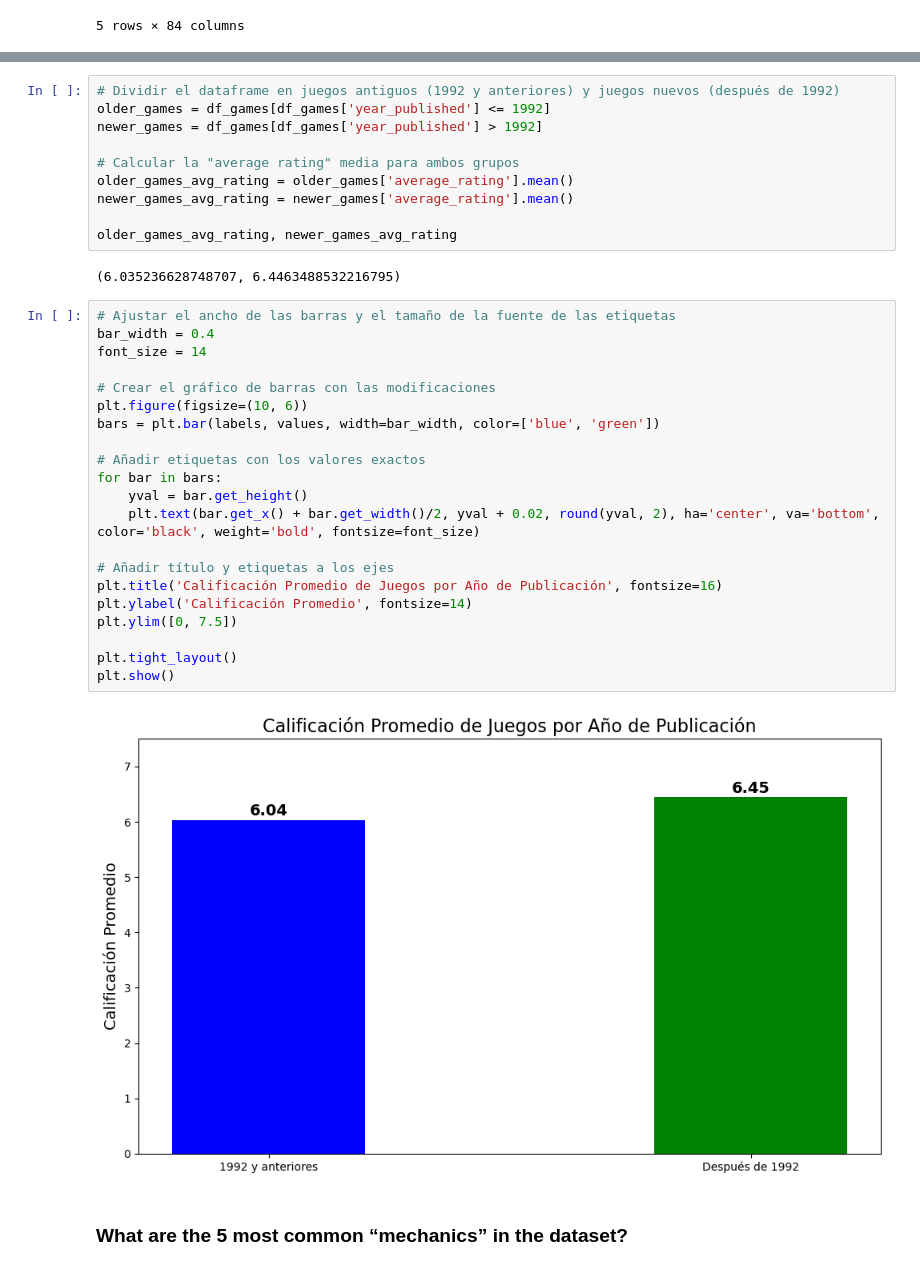
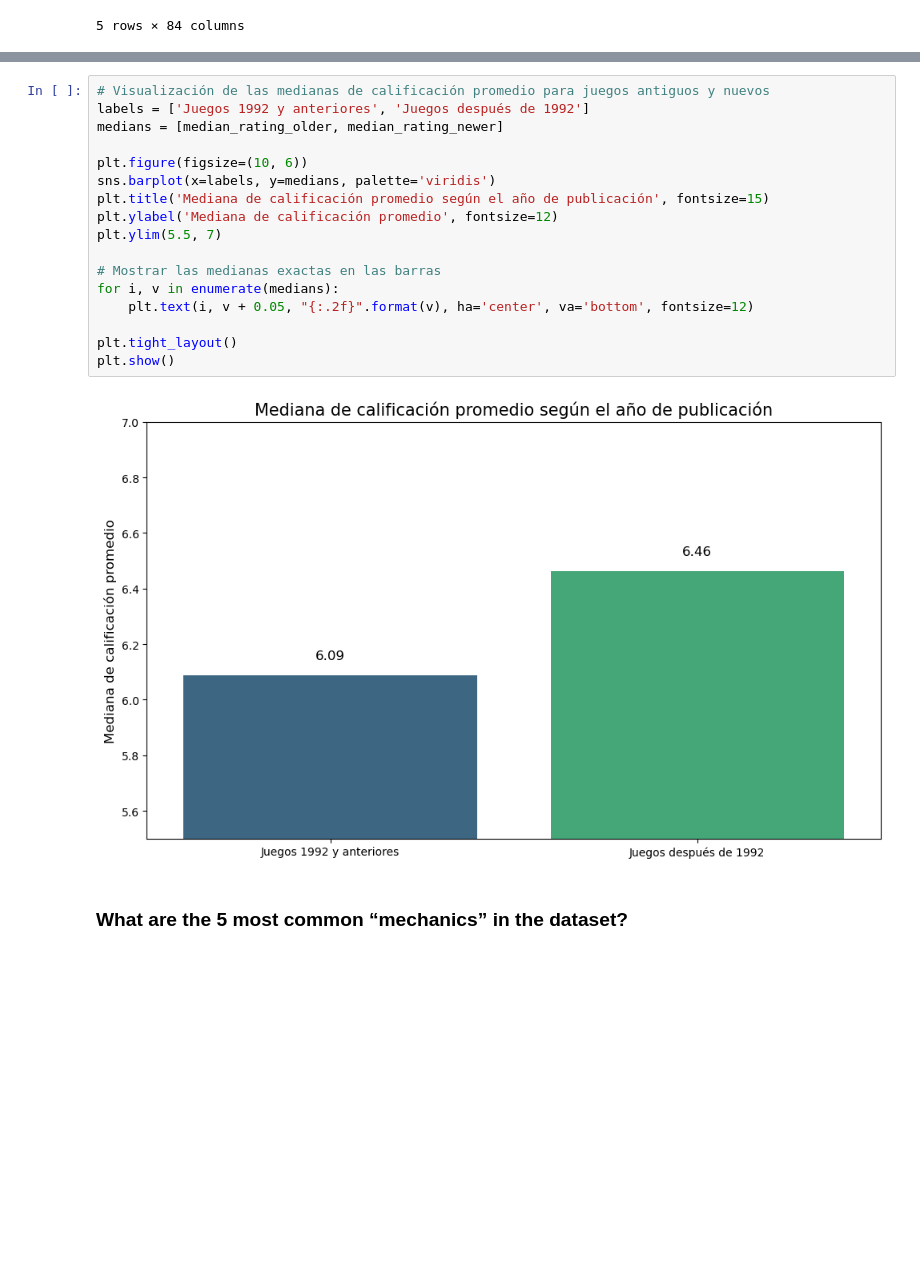
Before and after one commit to FJGM2023015/CA1_DVis_HDip_Lvl8-, a Jupyter notebook: Francisco_Gorigoitia_DVisHDip_CA1.ipynb, the cells around one changed output, grey strips where cells are left out. Saved outputs shown, nothing was run; the diff lists cells and outputs as text; blank space fills up the shorter version.

```diff
--- a/Francisco_Gorigoitia_DVisHDip_CA1.ipynb
+++ b/Francisco_Gorigoitia_DVisHDip_CA1.ipynb
@@ -257,38 +273,22 @@ plt.show()
 # %%
-# Dividir el dataframe en juegos antiguos (1992 y anteriores) y juegos nuevos (después de 1992)
-older_games = df_games[df_games['year_published'] <= 1992]
-newer_games = df_games[df_games['year_published'] > 1992]
+# Visualización de las medianas de calificación promedio para juegos antiguos y nuevos
+labels = ['Juegos 1992 y anteriores', 'Juegos después de 1992']
+medians = [median_rating_older, median_rating_newer]
 
-# Calcular la "average rating" media para ambos grupos
-older_games_avg_rating = older_games['average_rating'].mean()
-newer_games_avg_rating = newer_games['average_rating'].mean()
+plt.figure(figsize=(10, 6))
+sns.barplot(x=labels, y=medians, palette='viridis')
+plt.title('Mediana de calificación promedio según el año de publicación', fontsize=15)
+plt.ylabel('Mediana de calificación promedio', fontsize=12)
+plt.ylim(5.5, 7)
 
-older_games_avg_rating, newer_games_avg_rating
+# Mostrar las medianas exactas en las barras
+for i, v in enumerate(medians):
+    plt.text(i, v + 0.05, "{:.2f}".format(v), ha='center', va='bottom', fontsize=12)
+
+plt.tight_layout()
+plt.show()
 # %% [output]
-(6.035236628748707, 6.4463488532216795)
+[figure, added]
-# %%
-# Ajustar el ancho de las barras y el tamaño de la fuente de las etiquetas
-bar_width = 0.4
-font_size = 14
-
-# Crear el gráfico de barras con las modificaciones
-plt.figure(figsize=(10, 6))
-bars = plt.bar(labels, values, width=bar_width, color=['blue', 'green'])
-
-# Añadir etiquetas con los valores exactos
-for bar in bars:
-    yval = bar.get_height()
-    plt.text(bar.get_x() + bar.get_width()/2, yval + 0.02, round(yval, 2), ha='center', va='bottom', color='black', weight='bold', fontsize=font_size)
-
-# Añadir título y etiquetas a los ejes
-plt.title('Calificación Promedio de Juegos por Año de Publicación', fontsize=16)
-plt.ylabel('Calificación Promedio', fontsize=14)
-plt.ylim([0, 7.5])
-
-plt.tight_layout()
-plt.show()
-# %% [output]
-[figure, removed]
 # %% [markdown]
 ### What are the 5 most common “mechanics” in the dataset?
 # %%
```
Also changed, not shown: parts of 8 cells of this notebook.
